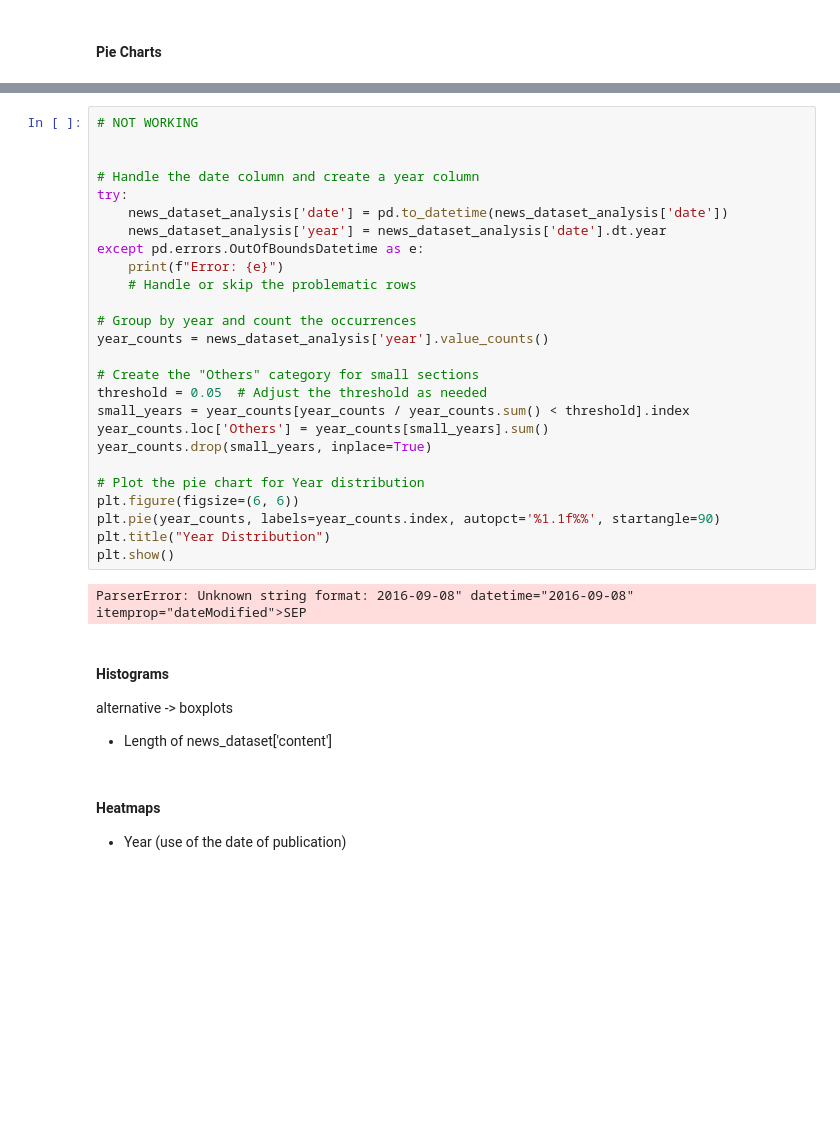
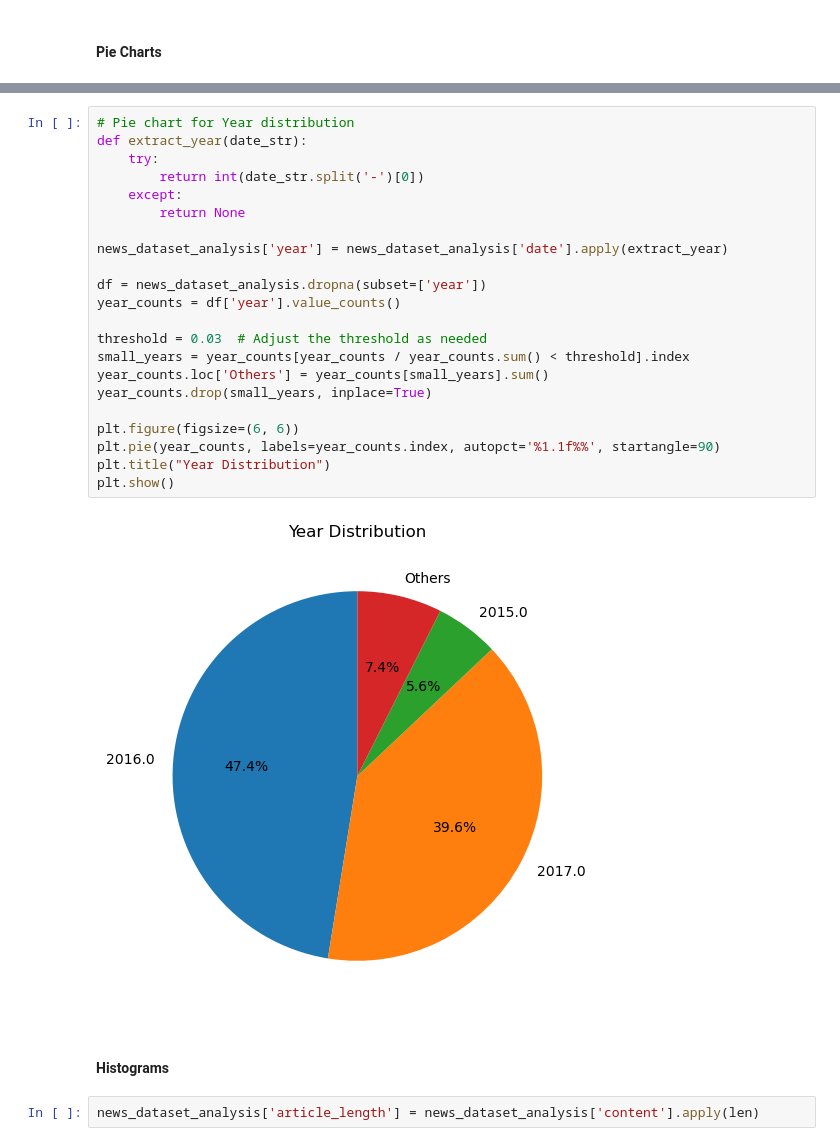
Before and after one commit to diogofonte/feup-pri, a Jupyter notebook: data_preparation/pipeline.ipynb, the cells around one changed output, grey strips where cells are left out. Saved outputs shown, nothing was run; the diff lists cells and outputs as text; blank space fills up the shorter version.

```diff
--- a/data_preparation/pipeline.ipynb
+++ b/data_preparation/pipeline.ipynb
@@ -295,37 +303,28 @@ plt.show()
 # %%
-# NOT WORKING
+# Pie chart for Year distribution
+def extract_year(date_str):
+    try:
+        return int(date_str.split('-')[0])
+    except:
+        return None
 
+news_dataset_analysis['year'] = news_dataset_analysis['date'].apply(extract_year)
 
-# Handle the date column and create a year column
-try:
-    news_dataset_analysis['date'] = pd.to_datetime(news_dataset_analysis['date'])
-    news_dataset_analysis['year'] = news_dataset_analysis['date'].dt.year
-except pd.errors.OutOfBoundsDatetime as e:
-    print(f"Error: {e}")
-    # Handle or skip the problematic rows
+df = news_dataset_analysis.dropna(subset=['year'])
+year_counts = df['year'].value_counts()
 
-# Group by year and count the occurrences
-year_counts = news_dataset_analysis['year'].value_counts()
-
-# Create the "Others" category for small sections
-threshold = 0.05  # Adjust the threshold as needed
+threshold = 0.03  # Adjust the threshold as needed
 small_years = year_counts[year_counts / year_counts.sum() < threshold].index
 year_counts.loc['Others'] = year_counts[small_years].sum()
 year_counts.drop(small_years, inplace=True)
 
-# Plot the pie chart for Year distribution
 plt.figure(figsize=(6, 6))
 plt.pie(year_counts, labels=year_counts.index, autopct='%1.1f%%', startangle=90)
 plt.title("Year Distribution")
 plt.show()
 # %% [output]
-ParserError: Unknown string format: 2016-09-08" datetime="2016-09-08" itemprop="dateModified">SEP
+[figure, added]
-# %% [markdown]
-#### Histograms
-alternative -> boxplots
-
-- Length of news_dataset['content']
-# %% [markdown]
-#### Heatmaps
-
-- Year (use of the date of publication)
+# %% [markdown]
+#### Histograms
+# %%
+news_dataset_analysis['article_length'] = news_dataset_analysis['content'].apply(len)
```
Also changed, not shown: parts of 12 cells of this notebook.
